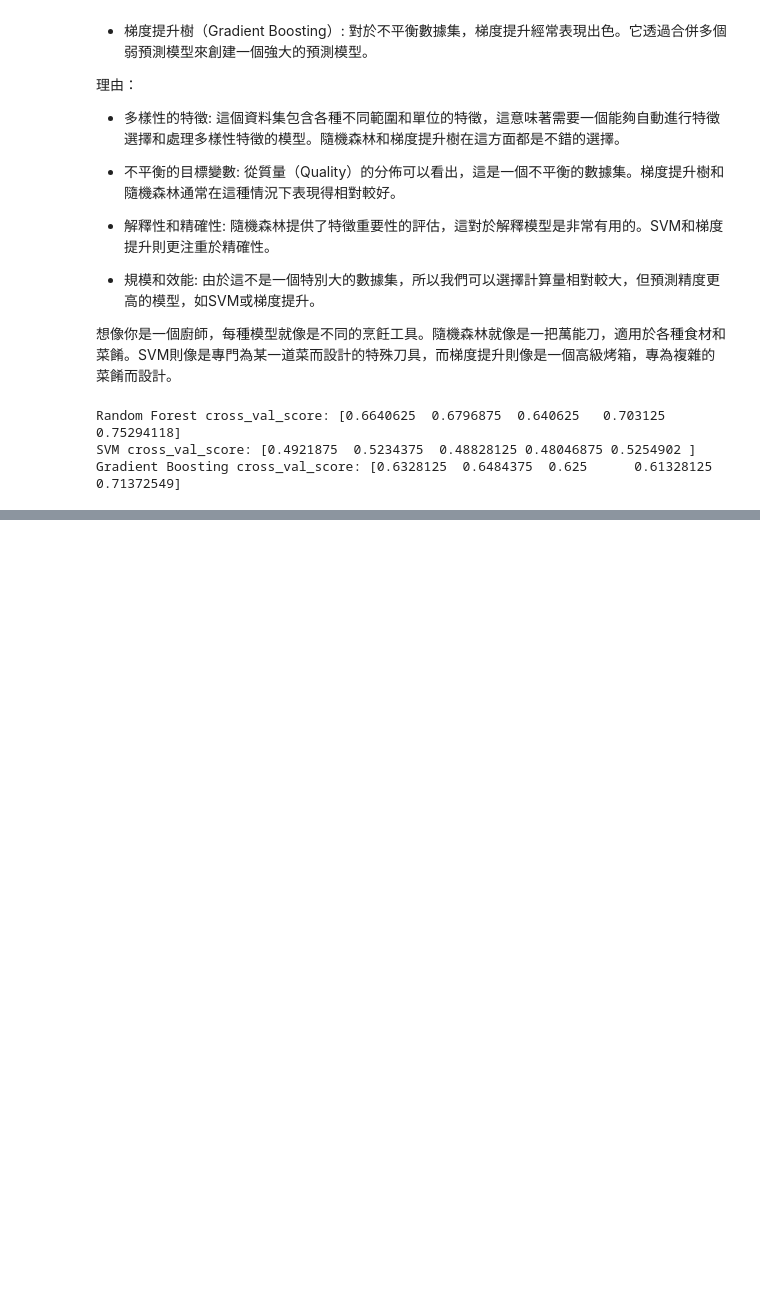
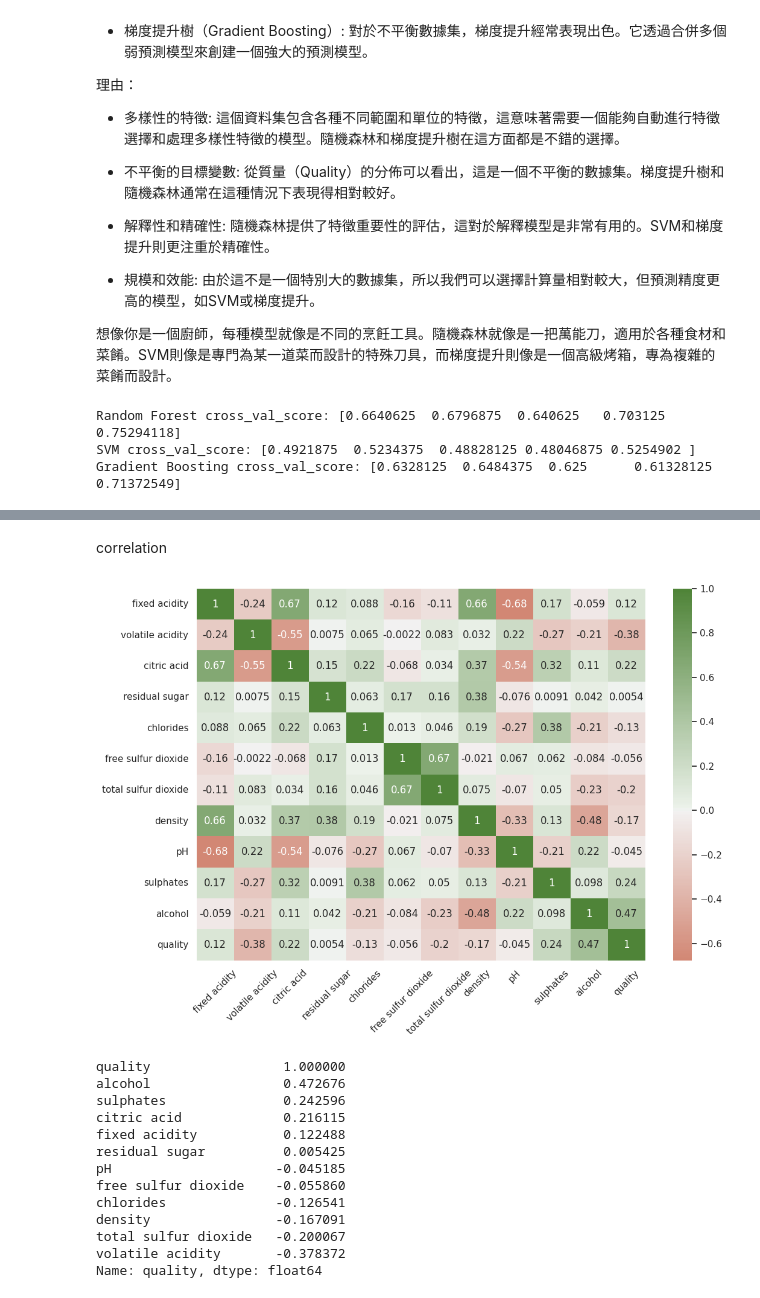
Before and after one commit to bomb1000/Prediction-of-quality-of-Wine, a Jupyter notebook: 專題實作_紅酒品質預測.ipynb, the cells around one changed output, grey strips where cells are left out. Cells and saved outputs as stored; diff of their text form; code cells hidden in the pictures; blank space fills up the shorter version.

```diff
--- a/專題實作_紅酒品質預測.ipynb
+++ b/專題實作_紅酒品質預測.ipynb
@@ -237,0 +268,35 @@ Gradient Boosting cross_val_score: [0.6328125  0.6484375  0.625      0.61328125
+# %% [markdown]
+correlation
+# %%
+# 使用 seaborn 來繪製相關熱圖
+import seaborn as sns
+import matplotlib.pyplot as plt
+
+# 計算相關矩陣
+df_train = pd.concat([X_train, y_train], axis = 1)
+correlation_matrix = df_train.corr()
+
+# 繪製熱圖
+plt.figure(figsize=(12, 8))
+cmap = sns.diverging_palette(20, 120, as_cmap=True, center='light')
+sns.heatmap(correlation_matrix, annot=True, cmap=cmap, center=0)
+plt.xticks(rotation=45)
+plt.show()
+
+# 查看與 'quality' 欄位相關性較高的特徵
+print(correlation_matrix['quality'].sort_values(ascending=False))
+# %% [output]
+[figure, added]
+quality                 1.000000
+alcohol                 0.472676
+sulphates               0.242596
+citric acid             0.216115
+fixed acidity           0.122488
+residual sugar          0.005425
+pH                     -0.045185
+free sulfur dioxide    -0.055860
+chlorides              -0.126541
+density                -0.167091
+total sulfur dioxide   -0.200067
+volatile acidity       -0.378372
+Name: quality, dtype: float64
```
Also changed, not shown: parts of 26 cells of this notebook.
